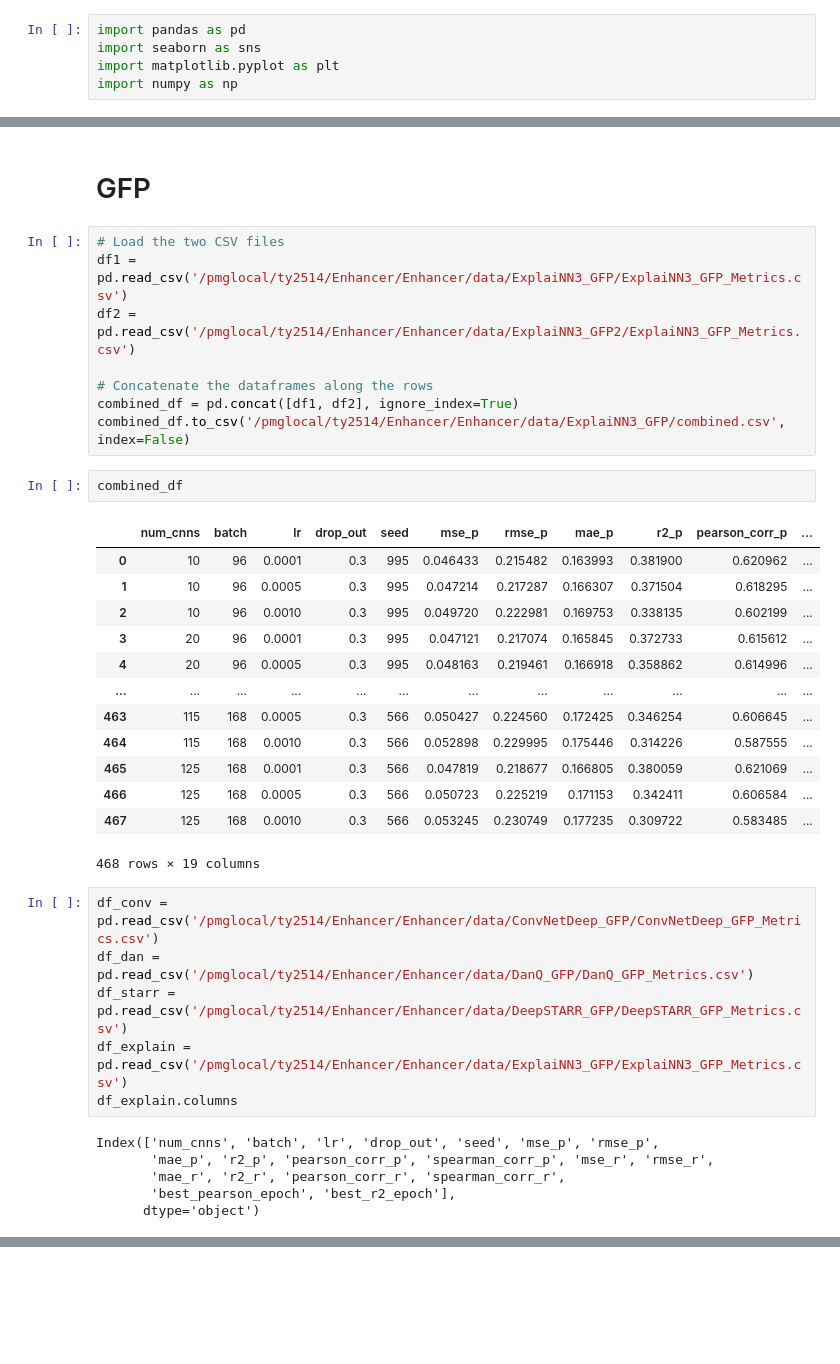
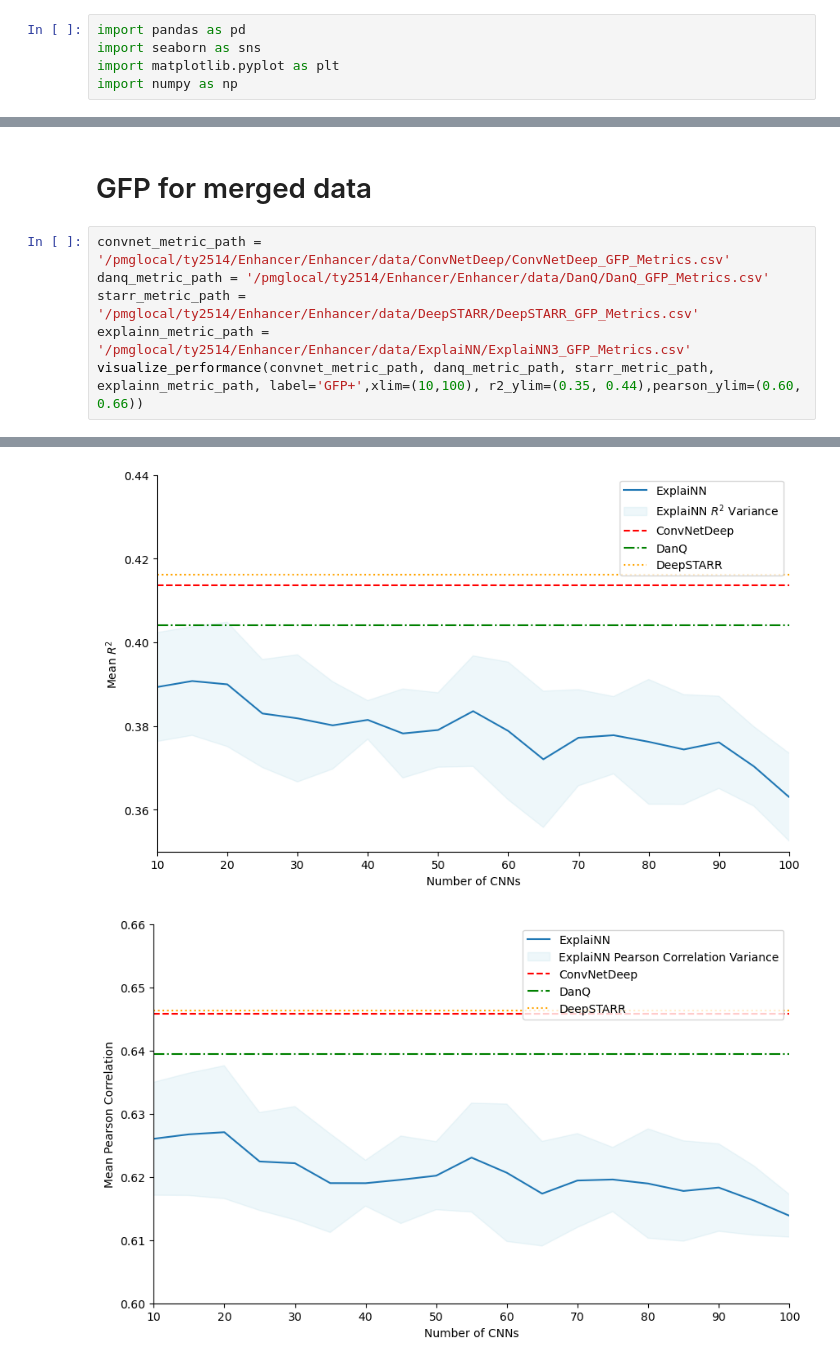
Before and after one commit to justinyutianji/Enhancer, a Jupyter notebook: Enhancer/visualization/Model_Performance_Comparison.ipynb, the cells around one changed output, grey strips where cells are left out. Saved outputs shown, nothing was run; the diff lists cells and outputs as text; blank space fills up the shorter version.

```diff
--- a/Enhancer/visualization/Model_Performance_Comparison.ipynb
+++ b/Enhancer/visualization/Model_Performance_Comparison.ipynb
@@ -6,38 +293,9 @@ import numpy as np
 # %% [markdown]
-# GFP
+# GFP for merged data
-# %%
-# Load the two CSV files
-df1 = pd.read_csv('/pmglocal/ty2514/Enhancer/Enhancer/data/ExplaiNN3_GFP/ExplaiNN3_GFP_Metrics.csv')
-df2 = pd.read_csv('/pmglocal/ty2514/Enhancer/Enhancer/data/ExplaiNN3_GFP2/ExplaiNN3_GFP_Metrics.csv')
-
-# Concatenate the dataframes along the rows
-combined_df = pd.concat([df1, df2], ignore_index=True)
-combined_df.to_csv('/pmglocal/ty2514/Enhancer/Enhancer/data/ExplaiNN3_GFP/combined.csv', index=False)
-# %%
-combined_df
-# %% [output]
-|  | num_cnns | batch | lr | drop_out | seed | mse_p | rmse_p | mae_p | r2_p | pearson_corr_p | ... |
-| 0 | 10 | 96 | 0.0001 | 0.3 | 995 | 0.046433 | 0.215482 | 0.163993 | 0.381900 | 0.620962 | ... |
-| 1 | 10 | 96 | 0.0005 | 0.3 | 995 | 0.047214 | 0.217287 | 0.166307 | 0.371504 | 0.618295 | ... |
-| 2 | 10 | 96 | 0.0010 | 0.3 | 995 | 0.049720 | 0.222981 | 0.169753 | 0.338135 | 0.602199 | ... |
-| 3 | 20 | 96 | 0.0001 | 0.3 | 995 | 0.047121 | 0.217074 | 0.165845 | 0.372733 | 0.615612 | ... |
-| 4 | 20 | 96 | 0.0005 | 0.3 | 995 | 0.048163 | 0.219461 | 0.166918 | 0.358862 | 0.614996 | ... |
-| ... | ... | ... | ... | ... | ... | ... | ... | ... | ... | ... | ... |
-| 463 | 115 | 168 | 0.0005 | 0.3 | 566 | 0.050427 | 0.224560 | 0.172425 | 0.346254 | 0.606645 | ... |
-| 464 | 115 | 168 | 0.0010 | 0.3 | 566 | 0.052898 | 0.229995 | 0.175446 | 0.314226 | 0.587555 | ... |
-| 465 | 125 | 168 | 0.0001 | 0.3 | 566 | 0.047819 | 0.218677 | 0.166805 | 0.380059 | 0.621069 | ... |
-| 466 | 125 | 168 | 0.0005 | 0.3 | 566 | 0.050723 | 0.225219 | 0.171153 | 0.342411 | 0.606584 | ... |
-| 467 | 125 | 168 | 0.0010 | 0.3 | 566 | 0.053245 | 0.230749 | 0.177235 | 0.309722 | 0.583485 | ... |
-468 rows × 19 columns
 # %%
-df_conv = pd.read_csv('/pmglocal/ty2514/Enhancer/Enhancer/data/ConvNetDeep_GFP/ConvNetDeep_GFP_Metrics.csv')
-df_dan = pd.read_csv('/pmglocal/ty2514/Enhancer/Enhancer/data/DanQ_GFP/DanQ_GFP_Metrics.csv')
-df_starr = pd.read_csv('/pmglocal/ty2514/Enhancer/Enhancer/data/DeepSTARR_GFP/DeepSTARR_GFP_Metrics.csv')
-df_explain = pd.read_csv('/pmglocal/ty2514/Enhancer/Enhancer/data/ExplaiNN3_GFP/ExplaiNN3_GFP_Metrics.csv')
-df_explain.columns
+convnet_metric_path = '/pmglocal/ty2514/Enhancer/Enhancer/data/ConvNetDeep/ConvNetDeep_GFP_Metrics.csv'
+danq_metric_path = '/pmglocal/ty2514/Enhancer/Enhancer/data/DanQ/DanQ_GFP_Metrics.csv'
+starr_metric_path = '/pmglocal/ty2514/Enhancer/Enhancer/data/DeepSTARR/DeepSTARR_GFP_Metrics.csv'
+explainn_metric_path = '/pmglocal/ty2514/Enhancer/Enhancer/data/ExplaiNN/ExplaiNN3_GFP_Metrics.csv'
+visualize_performance(convnet_metric_path, danq_metric_path, starr_metric_path, explainn_metric_path, label='GFP+',xlim=(10,100), r2_ylim=(0.35, 0.44),pearson_ylim=(0.60, 0.66))
 # %% [output]
-Index(['num_cnns', 'batch', 'lr', 'drop_out', 'seed', 'mse_p', 'rmse_p',
-       'mae_p', 'r2_p', 'pearson_corr_p', 'spearman_corr_p', 'mse_r', 'rmse_r',
-       'mae_r', 'r2_r', 'pearson_corr_r', 'spearman_corr_r',
-       'best_pearson_epoch', 'best_r2_epoch'],
-      dtype='object')
@@ -43,0 +304,2 @@ Index(['num_cnns', 'batch', 'lr', 'drop_out', 'seed', 'mse_p', 'rmse_p',
+[figure, added]
+[figure, added]
```
Also changed, not shown: parts of 18 cells of this notebook, 12 other files.
